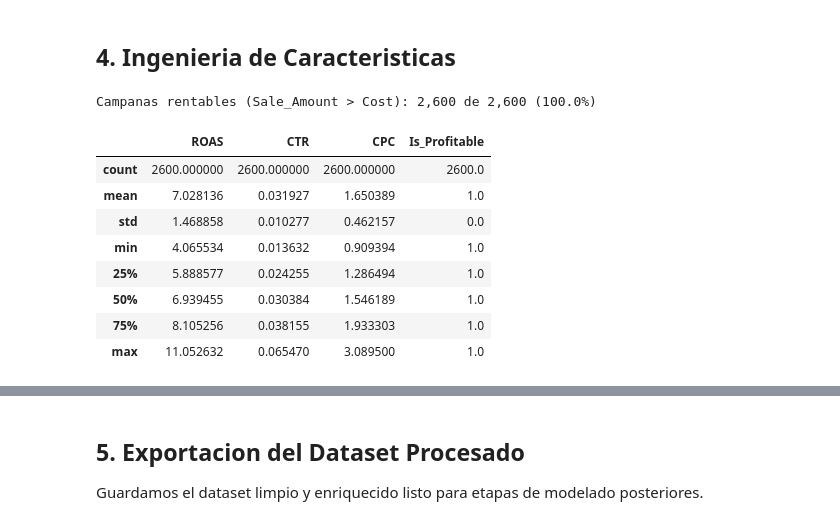
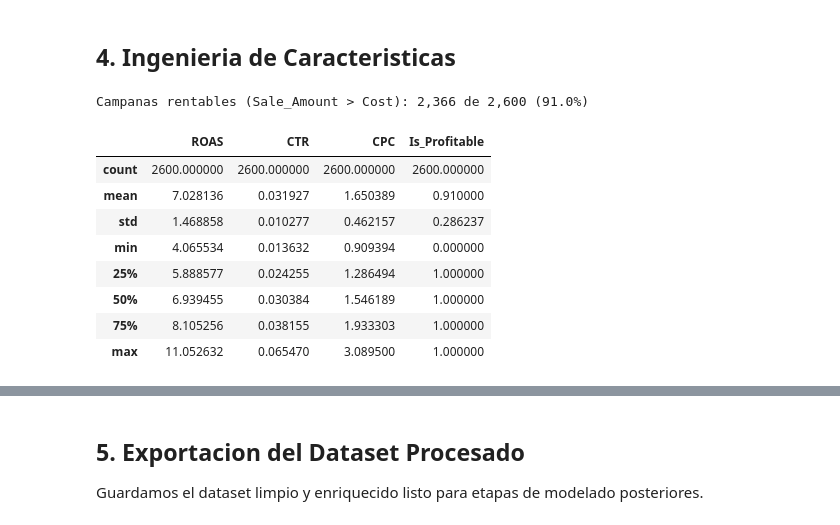
Before and after one commit to carlos31255/EV1_Google_Ads, a Jupyter notebook: notebooks/01_EDA_ML_GoogleAds.ipynb, the cells around one changed output, grey strips where cells are left out. Drawn from its saved outputs; the diff is of its cells as text; code cells hidden in the pictures.

```diff
--- a/notebooks/01_EDA_ML_GoogleAds.ipynb
+++ b/notebooks/01_EDA_ML_GoogleAds.ipynb
@@ -120,6 +120,11 @@ df['Sale_Amount'] = pd.to_numeric(
 )
 
 # Parseamos Ad_Date con multiples formatos (ISO, DD-MM-YYYY, YYYY/MM/DD)
+
+# Creamos la variable objetivo Is_Profitable ANTES de tratar imputar nulos/outliers
+import numpy as np
+df['Is_Profitable'] = np.where(df['Sale_Amount'] > df['Cost'], 1, 0)
+
 parsed = pd.to_datetime(df['Ad_Date'], format='mixed', dayfirst=False, errors='coerce')
 mask_nat = parsed.isna()
 parsed[mask_nat] = pd.to_datetime(df.loc[mask_nat, 'Ad_Date'], format='%d-%m-%Y', errors='coerce')
@@ -275,24 +220,0 @@ plt.show()
-# %%
-# Agrupamos ventas y costo por semana para ver la tendencia temporal
-df_time = (
-    df.set_index('Ad_Date')
-      .resample('W')[['Sale_Amount', 'Cost']]
-      .sum()
-      .reset_index()
-)
-fig, ax1 = plt.subplots(figsize=(14, 5))
-ax2 = ax1.twinx()
-ax1.fill_between(df_time['Ad_Date'], df_time['Sale_Amount'], alpha=0.4, label='Sale_Amount')
-ax1.plot(df_time['Ad_Date'], df_time['Sale_Amount'], linewidth=1.5)
-ax2.plot(df_time['Ad_Date'], df_time['Cost'], color='red', linewidth=2,
-         linestyle='--', label='Cost')
-ax1.set_ylabel('Sale Amount ($)')
-ax2.set_ylabel('Cost ($)')
-ax1.set_xlabel('Semana')
-ax1.set_title('Tendencia Semanal: Ventas vs Costo', fontsize=13, fontweight='bold')
-lines1, labels1 = ax1.get_legend_handles_labels()
-lines2, labels2 = ax2.get_legend_handles_labels()
-ax1.legend(lines1 + lines2, labels1 + labels2, loc='upper left')
-plt.tight_layout()
-plt.savefig('../outputs/tendencia_temporal.png', bbox_inches='tight', dpi=150)
-plt.show()
@@ -317,35 +264,34 @@ plt.show()
 # %%
 # Extraemos el dia de la semana a partir de la fecha
 day_map = {0:'Lunes', 1:'Martes', 2:'Miercoles', 3:'Jueves',
            4:'Viernes', 5:'Sabado', 6:'Domingo'}
 df['Day_of_Week'] = df['Ad_Date'].dt.dayofweek.map(day_map)
 df['Month'] = df['Ad_Date'].dt.month
 
 # Calculamos el ROAS (Return on Ad Spend): dinero generado por cada dolar invertido
 df['ROAS'] = df['Sale_Amount'] / df['Cost'].replace(0, np.nan)
 
 # Calculamos el CTR (Click-Through Rate): clics sobre impresiones
 df['CTR'] = df['Clicks'] / df['Impressions'].replace(0, np.nan)
 
 # Calculamos el CPC (Costo por Clic)
 df['CPC'] = df['Cost'] / df['Clicks'].replace(0, np.nan)
 
 # Creamos la variable objetivo Is_Profitable: 1 si Sale_Amount > Cost, 0 en caso contrario
 # Se genera mediante la comparacion entre Sale_Amount y Cost, permitiendo evaluar
 # el exito financiero de cada anuncio de forma binaria para etapas posteriores de clasificacion.
-df['Is_Profitable'] = (df['Sale_Amount'] > df['Cost']).astype(int)
 
 print(f'Campanas rentables (Sale_Amount > Cost): '
       f'{df["Is_Profitable"].sum():,} de {len(df):,} ({df["Is_Profitable"].mean()*100:.1f}%)')
 df[['Day_of_Week', 'ROAS', 'CTR', 'CPC', 'Is_Profitable']].describe()
 # %% [output]
-Campanas rentables (Sale_Amount > Cost): 2,600 de 2,600 (100.0%)
+Campanas rentables (Sale_Amount > Cost): 2,366 de 2,600 (91.0%)
 |  | ROAS | CTR | CPC | Is_Profitable |
-| count | 2600.000000 | 2600.000000 | 2600.000000 | 2600.0 |
-| mean | 7.028136 | 0.031927 | 1.650389 | 1.0 |
-| std | 1.468858 | 0.010277 | 0.462157 | 0.0 |
-| min | 4.065534 | 0.013632 | 0.909394 | 1.0 |
-| 25% | 5.888577 | 0.024255 | 1.286494 | 1.0 |
-| 50% | 6.939455 | 0.030384 | 1.546189 | 1.0 |
-| 75% | 8.105256 | 0.038155 | 1.933303 | 1.0 |
-| max | 11.052632 | 0.065470 | 3.089500 | 1.0 |
+| count | 2600.000000 | 2600.000000 | 2600.000000 | 2600.000000 |
+| mean | 7.028136 | 0.031927 | 1.650389 | 0.910000 |
+| std | 1.468858 | 0.010277 | 0.462157 | 0.286237 |
+| min | 4.065534 | 0.013632 | 0.909394 | 0.000000 |
+| 25% | 5.888577 | 0.024255 | 1.286494 | 1.000000 |
+| 50% | 6.939455 | 0.030384 | 1.546189 | 1.000000 |
+| 75% | 8.105256 | 0.038155 | 1.933303 | 1.000000 |
+| max | 11.052632 | 0.065470 | 3.089500 | 1.000000 |
```
Also changed, not shown: parts of 13 cells of this notebook, 3 other files.
